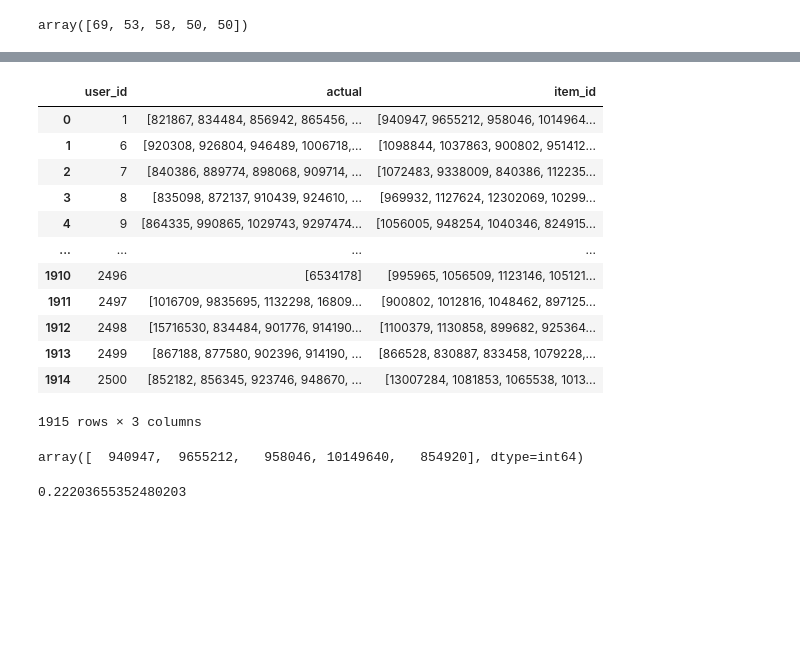
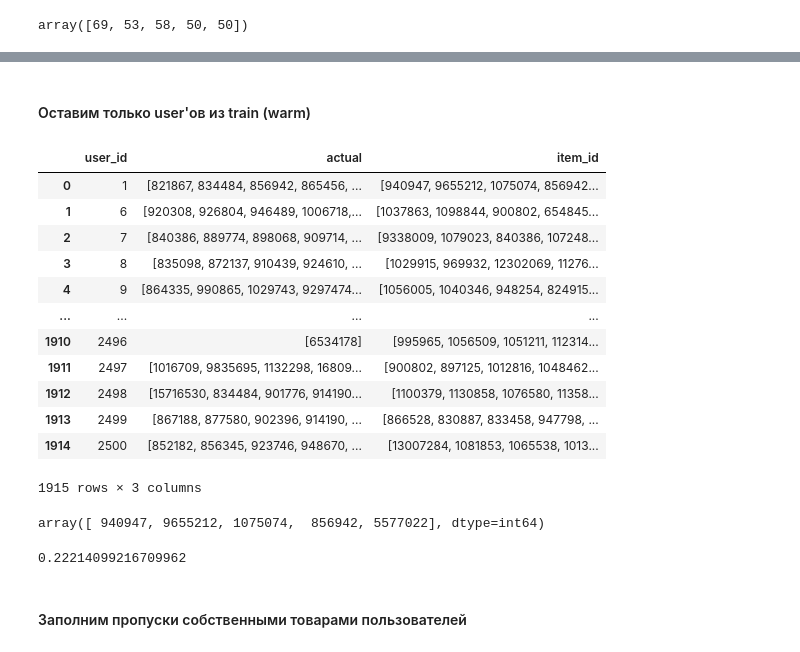
Before and after one commit to VitalyGladyshev/gb_rec_sys, a Jupyter notebook: rc_hw_06.ipynb, the cells around one changed output, grey strips where cells are left out. Saved outputs shown, nothing was run; the diff lists cells and outputs as text; code cells hidden in the pictures; blank space fills up the shorter version.

```diff
--- a/rc_hw_06.ipynb
+++ b/rc_hw_06.ipynb
@@ -782,5 +886,5 @@ ranker_prediction.loc[ranker_prediction['user_id'] == 1][:10]
 # %%
-renked_res = ranker_prediction.groupby('user_id')['item_id'].unique().reset_index()
-renked_res
+ranked_res = ranker_prediction.groupby('user_id')['item_id'].unique().reset_index()
+ranked_res
 # %% [output]
 |  | user_id | item_id |
@@ -841,27 +945,29 @@ result_lvl_2['precision'].mean()
+# %% [markdown]
+#### Оставим только user'ов из train (warm)
 # %%
 result_lvl_2 = data_val_lvl_2.groupby('user_id')['item_id'].unique().reset_index()
 result_lvl_2.columns=['user_id', 'actual']
 
-result_lvl_2 = result_lvl_2.merge(renked_res, on='user_id')   # , how='left'
+result_lvl_2 = result_lvl_2.merge(ranked_res, on='user_id')   # , how='left'
 result_lvl_2
 # %% [output]
 |  | user_id | actual | item_id |
-| 0 | 1 | [821867, 834484, 856942, 865456, ... | [940947, 9655212, 958046, 1014964... |
-| 1 | 6 | [920308, 926804, 946489, 1006718,... | [1098844, 1037863, 900802, 951412... |
-| 2 | 7 | [840386, 889774, 898068, 909714, ... | [1072483, 9338009, 840386, 112235... |
-| 3 | 8 | [835098, 872137, 910439, 924610, ... | [969932, 1127624, 12302069, 10299... |
-| 4 | 9 | [864335, 990865, 1029743, 9297474... | [1056005, 948254, 1040346, 824915... |
+| 0 | 1 | [821867, 834484, 856942, 865456, ... | [940947, 9655212, 1075074, 856942... |
+| 1 | 6 | [920308, 926804, 946489, 1006718,... | [1037863, 1098844, 900802, 654845... |
+| 2 | 7 | [840386, 889774, 898068, 909714, ... | [9338009, 1079023, 840386, 107248... |
+| 3 | 8 | [835098, 872137, 910439, 924610, ... | [1029915, 969932, 12302069, 11276... |
+| 4 | 9 | [864335, 990865, 1029743, 9297474... | [1056005, 1040346, 948254, 824915... |
 | ... | ... | ... | ... |
-| 1910 | 2496 | [6534178] | [995965, 1056509, 1123146, 105121... |
-| 1911 | 2497 | [1016709, 9835695, 1132298, 16809... | [900802, 1012816, 1048462, 897125... |
-| 1912 | 2498 | [15716530, 834484, 901776, 914190... | [1100379, 1130858, 899682, 925364... |
-| 1913 | 2499 | [867188, 877580, 902396, 914190, ... | [866528, 830887, 833458, 1079228,... |
+| 1910 | 2496 | [6534178] | [995965, 1056509, 1051211, 112314... |
+| 1911 | 2497 | [1016709, 9835695, 1132298, 16809... | [900802, 897125, 1012816, 1048462... |
+| 1912 | 2498 | [15716530, 834484, 901776, 914190... | [1100379, 1130858, 1076580, 11358... |
+| 1913 | 2499 | [867188, 877580, 902396, 914190, ... | [866528, 830887, 833458, 947798, ... |
 | 1914 | 2500 | [852182, 856345, 923746, 948670, ... | [13007284, 1081853, 1065538, 1013... |
 1915 rows × 3 columns
 # %%
 result_lvl_2.loc[result_lvl_2["user_id"] == 1, "item_id"].values[0][:5]
 # %% [output]
-array([  940947,  9655212,   958046, 10149640,   854920], dtype=int64)
+array([ 940947, 9655212, 1075074,  856942, 5577022], dtype=int64)
 # %%
 k_n = 5
 
@@ -873,4 +979,6 @@ result_lvl_2["precision"] = result_lvl_2['user_id'].apply(\
 # result_lvl_2['rec'].fillna(0, inplace= True)
 result_lvl_2['precision'].mean()
 # %% [output]
-0.22203655352480203
+0.22214099216709962
+# %% [markdown]
+#### Заполним пропуски собственными товарами пользователей
```
Also changed, not shown: parts of 45 cells of this notebook.
